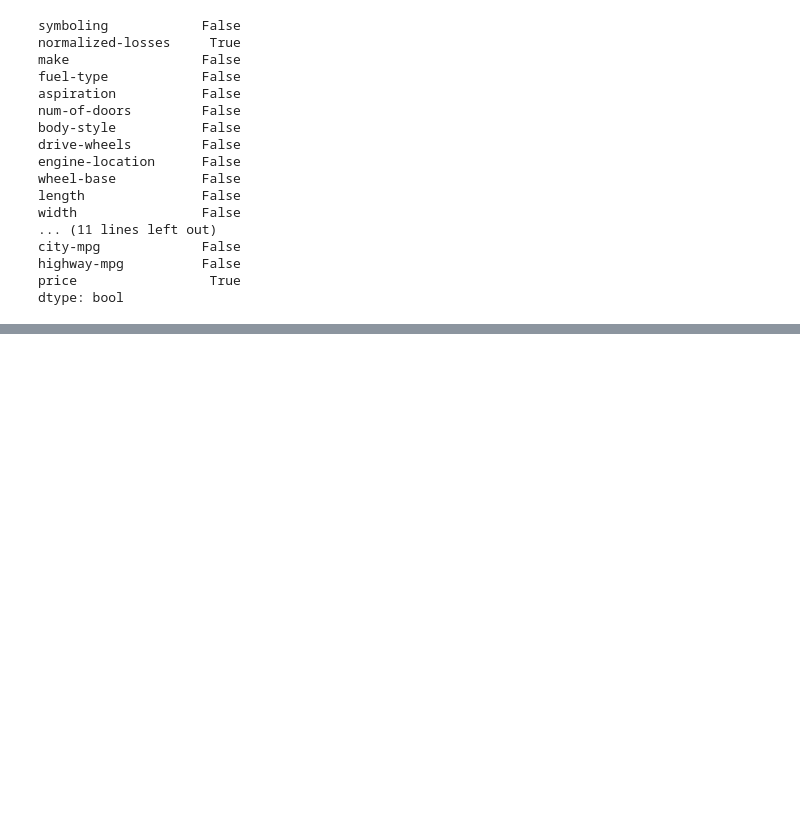
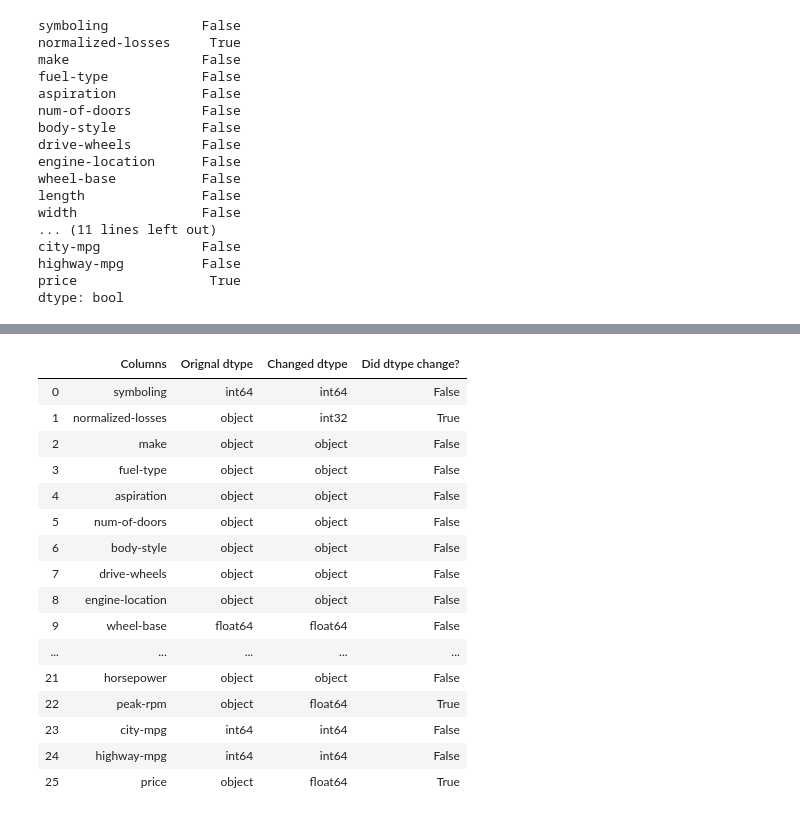
Before and after one commit to sdman135/Cars-project, a Jupyter notebook: Cars - Project.ipynb, the cells around one changed output, grey strips where cells are left out. Saved outputs shown, nothing was run; the diff lists cells and outputs as text; code cells hidden in the pictures; blank space fills up the shorter version.

```diff
--- a/Cars - Project.ipynb
+++ b/Cars - Project.ipynb
@@ -346,5 +346,5 @@ price                 True
 dtype: bool
 # %%
 compare_dtypes_df = pd.DataFrame(data = (data_types1,data_types2, Compare_dtypes))
-columns=["Columns","Orignal dtype","Changed dtype", "Did dtype change?"]
-compare_dtypes_table = compare_dtypes_df.T.reset_index()
+compare_dtypes_table = compare_dtypes_df.T
+compare_dtypes_table
@@ -371,3 +368,0 @@ compare_dtypes_table
-# %%
-compare_dtypes_table.columns = ["Columns","Orignal dtype","Changed dtype", "Did dtype change?"]
-compare_dtypes_table.set_index(keys, drop=True,inplace=True)
@@ -375,0 +369,3 @@ NameError: name 'keys' is not defined
+# %%
+compare_dtypes_table1 = compare_dtypes_table.reset_index()
+compare_dtypes_table1
@@ -375,0 +390,22 @@ NameError: name 'keys' is not defined
+# %%
+columns=["Columns","Orignal dtype","Changed dtype", "Did dtype change?"]
+compare_dtypes_table2  = compare_dtypes_table1.rename(columns={'index':columns[0],0:columns[1],1:columns[2],2:columns[3]})
+compare_dtypes_table2
+# %% [output]
+|  | Columns | Orignal dtype | Changed dtype | Did dtype change? |
+| 0 | symboling | int64 | int64 | False |
+| 1 | normalized-losses | object | int32 | True |
+| 2 | make | object | object | False |
+| 3 | fuel-type | object | object | False |
+| 4 | aspiration | object | object | False |
+| 5 | num-of-doors | object | object | False |
+| 6 | body-style | object | object | False |
+| 7 | drive-wheels | object | object | False |
+| 8 | engine-location | object | object | False |
+| 9 | wheel-base | float64 | float64 | False |
+| ... | ... | ... | ... | ... |
+| 21 | horsepower | object | object | False |
+| 22 | peak-rpm | object | float64 | True |
+| 23 | city-mpg | int64 | int64 | False |
+| 24 | highway-mpg | int64 | int64 | False |
+| 25 | price | object | float64 | True |
```
Also changed, not shown: parts of 5 cells of this notebook.
